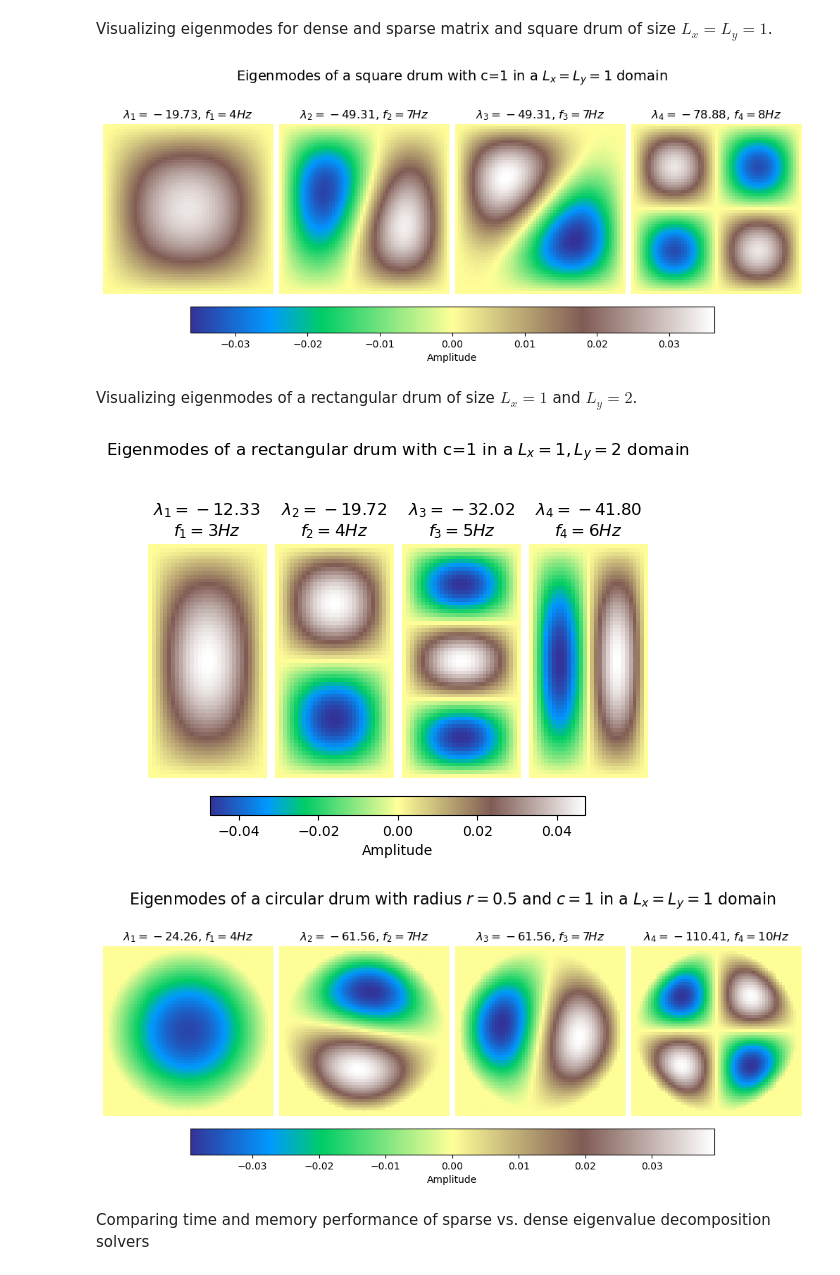
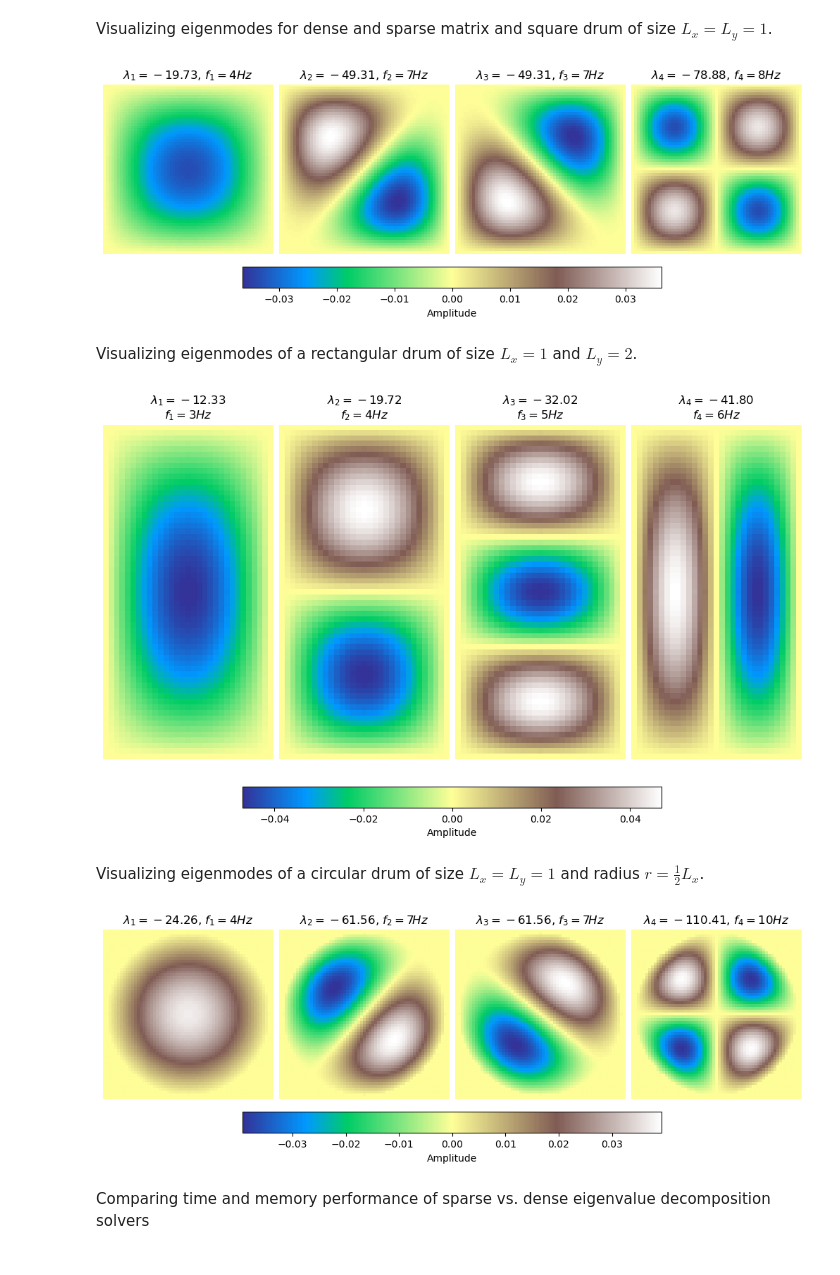
Before and after one commit to jonas4climate/modelling-natural-processes, a Jupyter notebook: Set3_1.ipynb, the cells around one changed output. Drawn from its saved outputs; the diff is of its cells as text; code cells hidden in the pictures.

```diff
--- a/Set3_1.ipynb
+++ b/Set3_1.ipynb
@@ -226,49 +279,61 @@ Visualizing eigenmodes for dense and sparse matrix and square drum of size $L_x
 # %%
 # Select only the edge cases we want to visualize
 which_l = 'LM'
 which_s = 'SM'
 k = 4
 
 # Parameters
 Nx, Ny = 61, 61
 Lx, Ly = 1, 1
-title = f'Eigenmodes of a square drum with c=1 in a $L_x = L_y = {Ly}$ domain'
 
 M, eigvals_l, eigvecs_l, eigfreqs_l = solve_eigenvalue_problem(Nx, Ny, Lx, Ly, sort_order='ascending', sparse=True, k=k, which=which_l)
 M, eigvals_s, eigvecs_s, eigfreqs_s = solve_eigenvalue_problem(Nx, Ny, Lx, Ly, sort_order='descending', sparse=True, k=k, which=which_s)
 
-fig = vis_eigvecs(eigvecs_s, eigvals_s, eigfreqs_s, Nx, Ny, Lx, Ly, plot_shape=(1, k), title=title)
-fig.savefig(f'{MEDIA_PATH}/eigvecs_square_{Nx}x{Ny}_L={Lx}x{Ly}_k={k}_which={which_s}.png')
+ani = vis_eigvecs_animate(eigvecs_s, eigvals_s, eigfreqs_s, Nx, Ny, plot_shape=(1, k), duration=5, fps=30)
+ani.save(f'{MEDIA_PATH}/animiation_eigvecs_square_{Nx}x{Ny}_L={Lx}x{Ly}_k={k}_which={which_s}.gif', writer=ANIM_BACKEND)
+plt.close()
+
+fig = vis_eigvecs(eigvecs_s, eigvals_s, eigfreqs_s, Nx, Ny, plot_shape=(1, k))
+fig.savefig(f'{MEDIA_PATH}/eigvecs_square_{Nx}x{Ny}_L={Lx}x{Ly}_k={k}_which={which_s}.png', bbox_inches='tight')
 # %% [output]
-[figure, old version]
+[figure, new version]
 # %% [markdown]
 Visualizing eigenmodes of a rectangular drum of size $L_x = 1$ and $L_y = 2$.
 # %%
 Nx, Ny = 31, 61
 Lx, Ly = 1, 2
-title = f'Eigenmodes of a rectangular drum with c=1 in a $L_x = {Lx}, L_y = {Ly}$ domain'
 
 M, eigvals_l, eigvecs_l, eigfreqs_l = solve_eigenvalue_problem(Nx, Ny, Lx, Ly, sort_order='ascending', sparse=True, k=k, which=which_l)
 M, eigvals_s, eigvecs_s, eigfreqs_s = solve_eigenvalue_problem(Nx, Ny, Lx, Ly, sort_order='descending', sparse=True, k=k, which=which_s)
 
-fig = vis_eigvecs(eigvecs_s, eigvals_s, eigfreqs_s, Nx, Ny, Lx, Ly, plot_shape=(1, k), title=title, titlesize=12)
-fig.savefig(f'{MEDIA_PATH}/eigvecs_rectangle_{Nx}x{Ny}_L={Lx}x{Ly}_k={k}_which={which_s}.png')
+ani = vis_eigvecs_animate(eigvecs_s, eigvals_s, eigfreqs_s, Nx, Ny, plot_shape=(1, k), duration=5, fps=30)
+ani.save(f'{MEDIA_PATH}/animiation_eigvecs_rectangle_{Nx}x{Ny}_L={Lx}x{Ly}_k={k}_which={which_s}.gif', writer=ANIM_BACKEND)
+plt.close()
+
+fig = vis_eigvecs(eigvecs_s, eigvals_s, eigfreqs_s, Nx, Ny, plot_shape=(1, k))
+fig.savefig(f'{MEDIA_PATH}/eigvecs_rectangle_{Nx}x{Ny}_L={Lx}x{Ly}_k={k}_which={which_s}.png', bbox_inches='tight')
 # %% [output]
-[figure, old version]
+[figure, new version]
+# %% [markdown]
+Visualizing eigenmodes of a circular drum of size $L_x = L_y = 1$ and radius $r = \frac{1}{2} L_x$.
 # %%
 Nx, Ny = 61, 61
 Lx, Ly = 1, 1
 radius = 1/(2*Lx)
-title = f'Eigenmodes of a circular drum with radius $r = {radius}$ and $c=1$ in a $L_x = L_y = {Ly}$ domain'
+
 M, eigvals_l, eigvecs_l, eigfreqs_l = solve_eigenvalue_problem(Nx, Ny, Lx, Ly, radius=radius, sort_order='ascending', sparse=True, k=k, which=which_l)
-M, eigvals_s, eigvecs_s, eigfreqs_s = solve_eigenvalue_problem(Nx, Ny, Lx, Ly, radius=radius, sort_order='descending', sparse=True, k=200, which=which_s)
-eigvals_s, eigvecs_s, eigfreqs_s = eigvals_s[eigfreqs_s > 0], eigvecs_s[:, eigfreqs_s > 0], eigfreqs_s[eigfreqs_s > 0]
+M, eigvals_s, eigvecs_s, eigfreqs_s = solve_eigenvalue_problem(Nx, Ny, Lx, Ly, radius=radius, sort_order='descending', sparse=True, k=300, which=which_s)
+eigvals_s, eigvecs_s, eigfreqs_s = eigvals_s[eigfreqs_s > 0.1], eigvecs_s[:, eigfreqs_s > 0.1], eigfreqs_s[eigfreqs_s > 0.1]
 eigvals_s, eigvecs_s, eigfreqs_s = eigvals_s[:k], eigvecs_s[:, :k], eigfreqs_s[:k]
 
-fig = vis_eigvecs(eigvecs_s, eigvals_s, eigfreqs_s, Nx, Ny, Lx, Ly, plot_shape=(1, k), title=title, titlesize=16)
-fig.savefig(f'{MEDIA_PATH}/eigvecs_circle_{Nx}x{Ny}_L={Lx}x{Ly}_radius={radius}_k={k}_which={which_s}.png')
+ani = vis_eigvecs_animate(eigvecs_s, eigvals_s, eigfreqs_s, Nx, Ny, plot_shape=(1, k), duration=5, fps=30)
+ani.save(f'{MEDIA_PATH}/animiation_eigvecs_circle_{Nx}x{Ny}_L={Lx}x{Ly}_radius={radius}_k={k}_which={which_s}.gif', writer=ANIM_BACKEND)
+plt.close()
+
+fig = vis_eigvecs(eigvecs_s, eigvals_s, eigfreqs_s, Nx, Ny, plot_shape=(1, k))
+fig.savefig(f'{MEDIA_PATH}/eigvecs_circle_{Nx}x{Ny}_L={Lx}x{Ly}_radius={radius}_k={k}_which={which_s}.png', bbox_inches='tight')
 # %% [output]
-[figure, old version]
+[figure, new version]
 # %% [markdown]
 Comparing time and memory performance of sparse vs. dense eigenvalue decomposition solvers
 # %%
```
Also changed, not shown: parts of 11 cells of this notebook, 27 other files.
